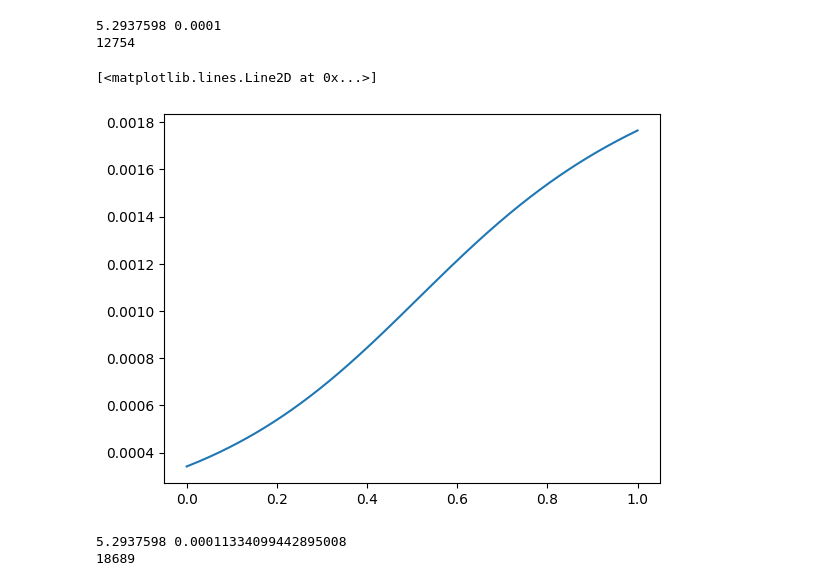
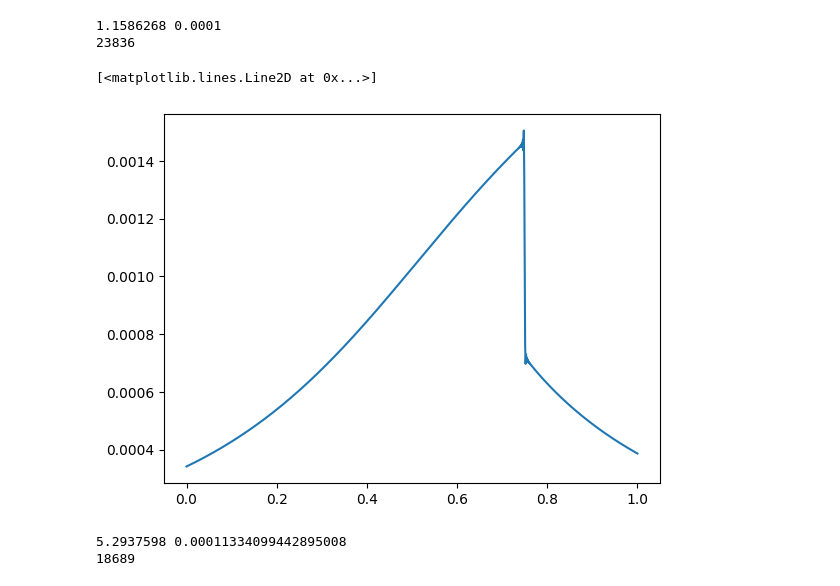
Before and after one commit to GertCell/PhysDep, a Jupyter notebook: GasDyn/Task 2/Task_2_itam.ipynb, the cells around one changed output. Drawn from its saved outputs; the diff is of its cells as text; code cells hidden in the pictures.

```diff
--- a/GasDyn/Task 2/Task_2_itam.ipynb
+++ b/GasDyn/Task 2/Task_2_itam.ipynb
@@ -50,21 +50,21 @@ for i in range(1,n):
 
 #задача 1
 
+# po[0] = 1.0
+# u[0] = 1.0237498
+# p[0] = 8.0
+# po[n] = 0.1933880
+# u[n] = 5.2937598
+# p[n] = 0.8018469
+
+#задача 2
+
 po[0] = 1.0
 u[0] = 1.0237498
 p[0] = 8.0
-po[n] = 0.1933880
-u[n] = 5.2937598
-p[n] = 0.8018469
-
-#задача 2
-
-# po[0] = 1.0
-# u[0] = 1.0237498
-# p[0] = 8.0
-# po[n] = 0.8835893
-# u[n] = 1.1586268
-# p[n] = 7.0315580
+po[n] = 0.8835893
+u[n] = 1.1586268
+p[n] = 7.0315580
 
 #=====================================
 
@@ -151,36 +151,36 @@ for k in range(100000): #1) 1000
     #пересчет с учетом искуственной численной вязкости
     Qnext[:,1:-1] = Q[:,1:-1] + kappa*tau/h*( abs(u[2:]-u[1:-1])*(Q[:,2:] - Q[:,1:-1]) - abs(u[1:-1]-u[0:-2])*(Q[:,1:-1] - Q[:,0:-2]) )
 
     po[1:-1] = Qnext[0,1:-1]/A[1:-1]
     u[1:-1] = Qnext[1,1:-1]/(A[1:-1]*po[1:-1])
     p[1:-1] = (Qnext[2,1:-1]/(A[1:-1]*po[1:-1]) - u[1:-1]*u[1:-1]/2) * po[1:-1]*(gamma-1)
 
     M = u/c
 
     Q[0] = Qnext[0].copy()
     Q[1] = Qnext[1].copy()
     Q[2] = Qnext[2].copy()
 
     F[0] = A*po*u
     F[1] = A*(po*u*u + p)
     F[2] = A*u*(po*(u*u/2 + p/(po*(gamma-1))) + p)
 
     S[0] = 0
     S[1] = p * dA
     S[2] = 0
 
     if ( max( abs((po-poprev)/(tau*po)) ) ) < eps:
         print(k)
         break
 
 
 
 pl.plot(x, M)
 # %% [output]
-5.2937598 0.0001
-12754
+1.1586268 0.0001
+23836
 [<matplotlib.lines.Line2D at 0x...>]
-[figure, old version]
+[figure, new version]
 # %%
 #схема Лакса-Фридрихса
 import math as mt
```
Also changed, not shown: parts of 2 cells of this notebook, 3 other files.
